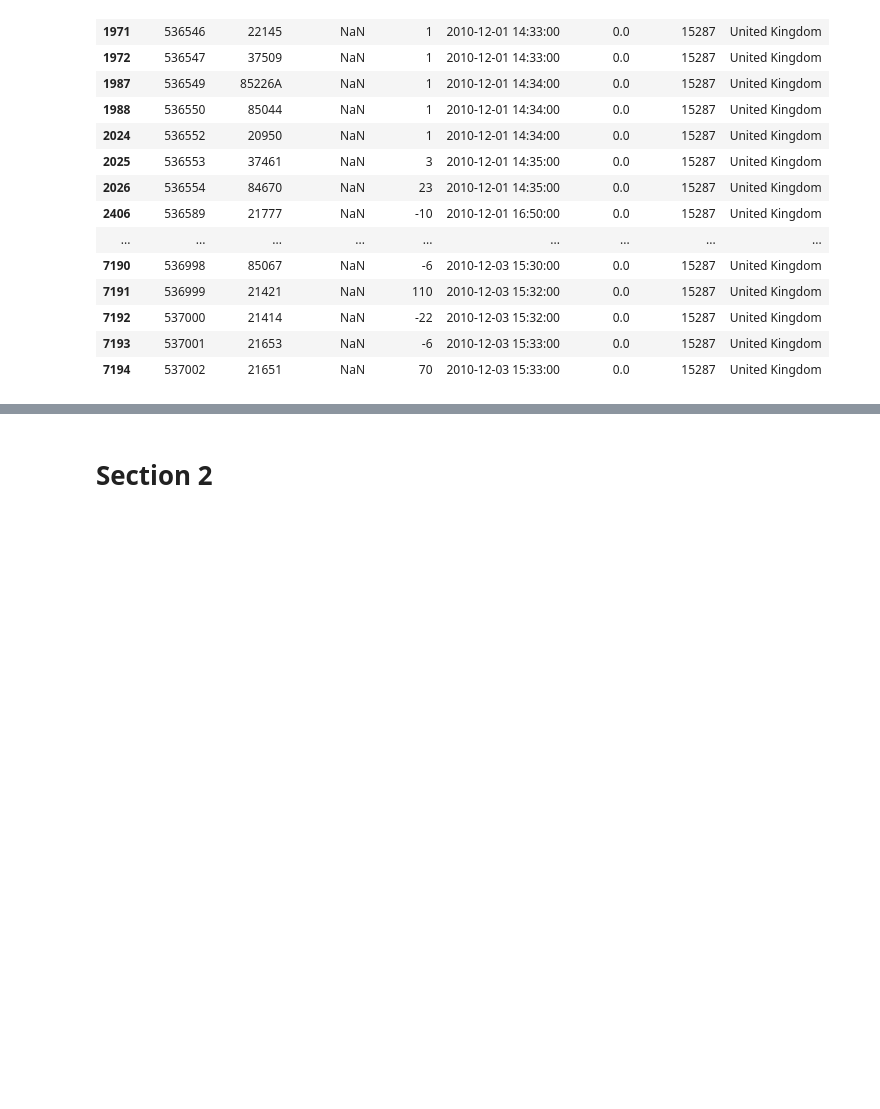
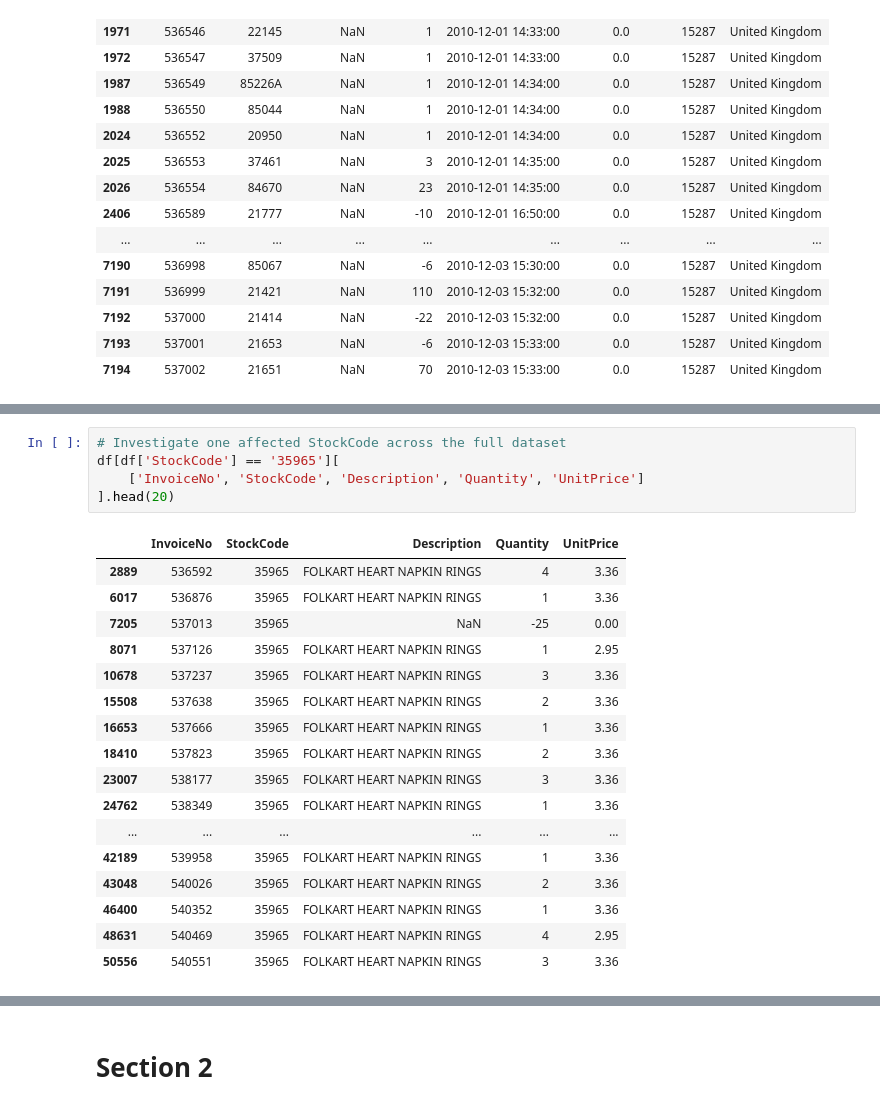
Before and after one commit to UmarHData/Online-Retail-Transaction-Analysis, a Jupyter notebook: jupyter_notebooks/ETL.ipynb, the cells around one changed output, grey strips where cells are left out. Cells and saved outputs as stored; diff of their text form; blank space fills up the shorter version.

```diff
--- a/jupyter_notebooks/ETL.ipynb
+++ b/jupyter_notebooks/ETL.ipynb
@@ -165,0 +239,23 @@ missing_description.head(20)
+# %%
+# Investigate one affected StockCode across the full dataset
+df[df['StockCode'] == '35965'][
+    ['InvoiceNo', 'StockCode', 'Description', 'Quantity', 'UnitPrice']
+].head(20)
+# %% [output]
+|  | InvoiceNo | StockCode | Description | Quantity | UnitPrice |
+| 2889 | 536592 | 35965 | FOLKART HEART NAPKIN RINGS | 4 | 3.36 |
+| 6017 | 536876 | 35965 | FOLKART HEART NAPKIN RINGS | 1 | 3.36 |
+| 7205 | 537013 | 35965 | NaN | -25 | 0.00 |
+| 8071 | 537126 | 35965 | FOLKART HEART NAPKIN RINGS | 1 | 2.95 |
+| 10678 | 537237 | 35965 | FOLKART HEART NAPKIN RINGS | 3 | 3.36 |
+| 15508 | 537638 | 35965 | FOLKART HEART NAPKIN RINGS | 2 | 3.36 |
+| 16653 | 537666 | 35965 | FOLKART HEART NAPKIN RINGS | 1 | 3.36 |
+| 18410 | 537823 | 35965 | FOLKART HEART NAPKIN RINGS | 2 | 3.36 |
+| 23007 | 538177 | 35965 | FOLKART HEART NAPKIN RINGS | 3 | 3.36 |
+| 24762 | 538349 | 35965 | FOLKART HEART NAPKIN RINGS | 1 | 3.36 |
+| ... | ... | ... | ... | ... | ... |
+| 42189 | 539958 | 35965 | FOLKART HEART NAPKIN RINGS | 1 | 3.36 |
+| 43048 | 540026 | 35965 | FOLKART HEART NAPKIN RINGS | 2 | 3.36 |
+| 46400 | 540352 | 35965 | FOLKART HEART NAPKIN RINGS | 1 | 3.36 |
+| 48631 | 540469 | 35965 | FOLKART HEART NAPKIN RINGS | 4 | 2.95 |
+| 50556 | 540551 | 35965 | FOLKART HEART NAPKIN RINGS | 3 | 3.36 |
```
Also changed, not shown: parts of 18 cells of this notebook.
